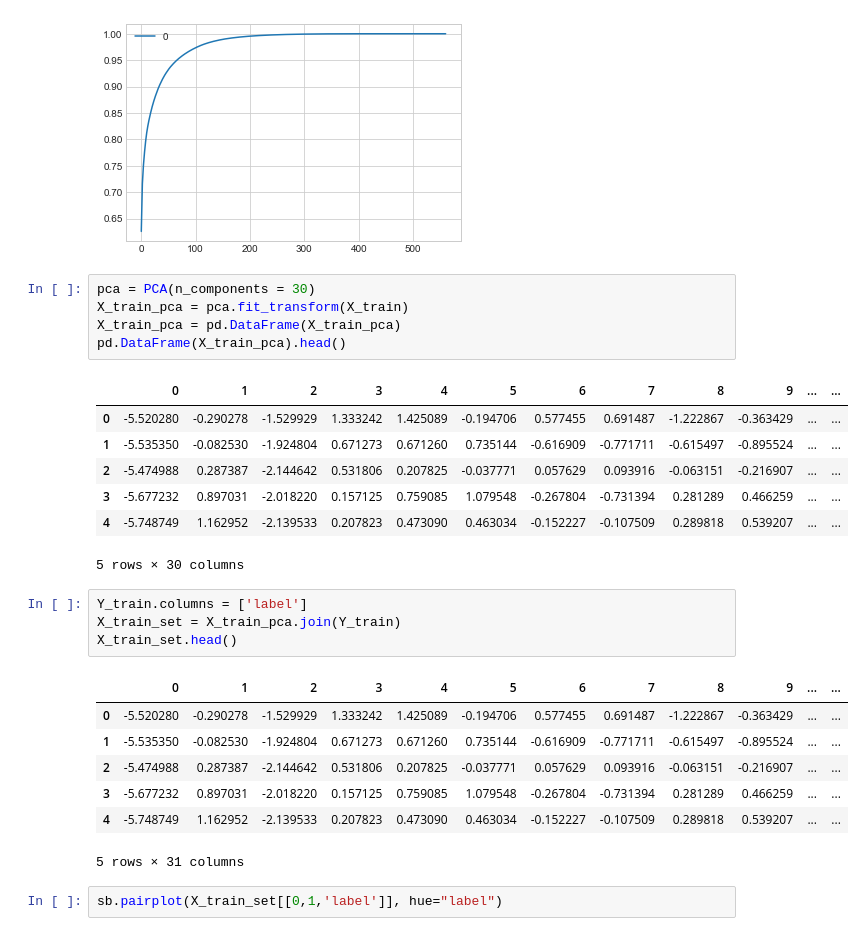
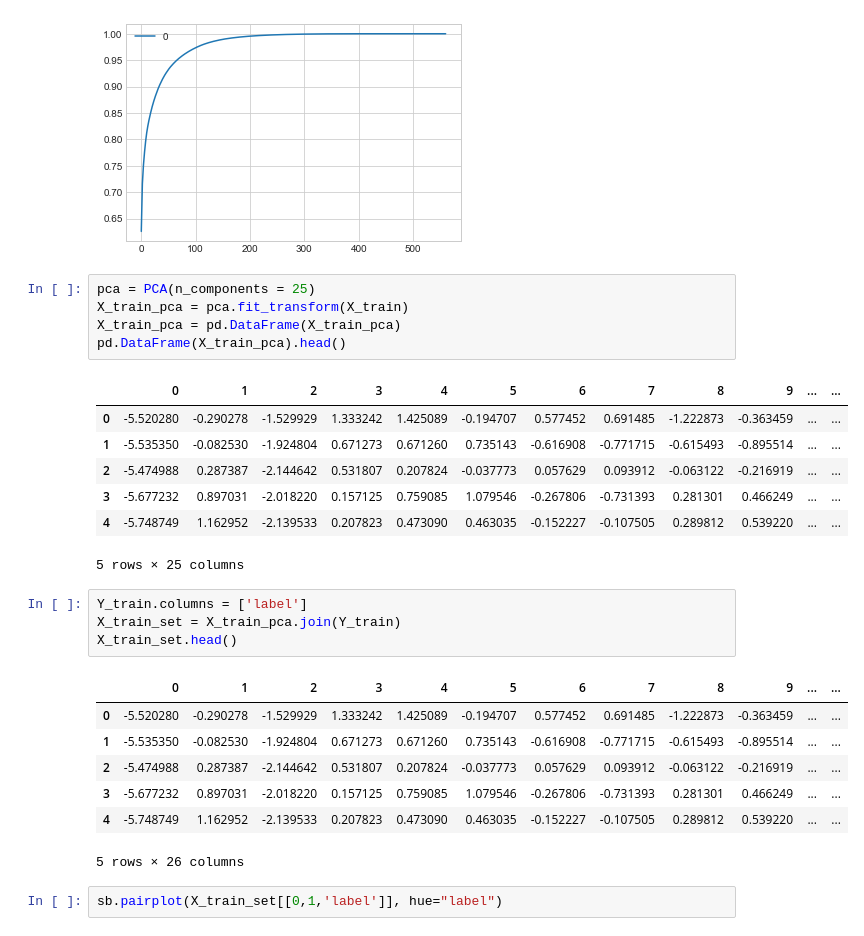
Before and after one commit to Srikar07/Kaggle_Titanic, a Jupyter notebook: Human_Acitvity/UCI solution.ipynb, the cells around one changed output. Drawn from its saved outputs; the diff is of its cells as text.

```diff
--- a/Human_Acitvity/UCI solution.ipynb
+++ b/Human_Acitvity/UCI solution.ipynb
@@ -114,30 +114,30 @@ explained_variance_cum.plot(grid = True)
 <matplotlib.axes._subplots.AxesSubplot at 0x...>
 [figure]
 # %%
-pca = PCA(n_components = 30)
+pca = PCA(n_components = 25)
 X_train_pca = pca.fit_transform(X_train)
 X_train_pca = pd.DataFrame(X_train_pca)
 pd.DataFrame(X_train_pca).head()
 # %% [output]
 |  | 0 | 1 | 2 | 3 | 4 | 5 | 6 | 7 | 8 | 9 | ... | ... |
-| 0 | -5.520280 | -0.290278 | -1.529929 | 1.333242 | 1.425089 | -0.194706 | 0.577455 | 0.691487 | -1.222867 | -0.363429 | ... | ... |
-| 1 | -5.535350 | -0.082530 | -1.924804 | 0.671273 | 0.671260 | 0.735144 | -0.616909 | -0.771711 | -0.615497 | -0.895524 | ... | ... |
-| 2 | -5.474988 | 0.287387 | -2.144642 | 0.531806 | 0.207825 | -0.037771 | 0.057629 | 0.093916 | -0.063151 | -0.216907 | ... | ... |
-| 3 | -5.677232 | 0.897031 | -2.018220 | 0.157125 | 0.759085 | 1.079548 | -0.267804 | -0.731394 | 0.281289 | 0.466259 | ... | ... |
-| 4 | -5.748749 | 1.162952 | -2.139533 | 0.207823 | 0.473090 | 0.463034 | -0.152227 | -0.107509 | 0.289818 | 0.539207 | ... | ... |
+| 0 | -5.520280 | -0.290278 | -1.529929 | 1.333242 | 1.425089 | -0.194707 | 0.577452 | 0.691485 | -1.222873 | -0.363459 | ... | ... |
+| 1 | -5.535350 | -0.082530 | -1.924804 | 0.671273 | 0.671260 | 0.735143 | -0.616908 | -0.771715 | -0.615493 | -0.895514 | ... | ... |
+| 2 | -5.474988 | 0.287387 | -2.144642 | 0.531807 | 0.207824 | -0.037773 | 0.057629 | 0.093912 | -0.063122 | -0.216919 | ... | ... |
+| 3 | -5.677232 | 0.897031 | -2.018220 | 0.157125 | 0.759085 | 1.079546 | -0.267806 | -0.731393 | 0.281301 | 0.466249 | ... | ... |
+| 4 | -5.748749 | 1.162952 | -2.139533 | 0.207823 | 0.473090 | 0.463035 | -0.152227 | -0.107505 | 0.289812 | 0.539220 | ... | ... |
-5 rows × 30 columns
+5 rows × 25 columns
 # %%
 Y_train.columns = ['label']
 X_train_set = X_train_pca.join(Y_train)
 X_train_set.head()
 # %% [output]
 |  | 0 | 1 | 2 | 3 | 4 | 5 | 6 | 7 | 8 | 9 | ... | ... |
-| 0 | -5.520280 | -0.290278 | -1.529929 | 1.333242 | 1.425089 | -0.194706 | 0.577455 | 0.691487 | -1.222867 | -0.363429 | ... | ... |
-| 1 | -5.535350 | -0.082530 | -1.924804 | 0.671273 | 0.671260 | 0.735144 | -0.616909 | -0.771711 | -0.615497 | -0.895524 | ... | ... |
-| 2 | -5.474988 | 0.287387 | -2.144642 | 0.531806 | 0.207825 | -0.037771 | 0.057629 | 0.093916 | -0.063151 | -0.216907 | ... | ... |
-| 3 | -5.677232 | 0.897031 | -2.018220 | 0.157125 | 0.759085 | 1.079548 | -0.267804 | -0.731394 | 0.281289 | 0.466259 | ... | ... |
-| 4 | -5.748749 | 1.162952 | -2.139533 | 0.207823 | 0.473090 | 0.463034 | -0.152227 | -0.107509 | 0.289818 | 0.539207 | ... | ... |
+| 0 | -5.520280 | -0.290278 | -1.529929 | 1.333242 | 1.425089 | -0.194707 | 0.577452 | 0.691485 | -1.222873 | -0.363459 | ... | ... |
+| 1 | -5.535350 | -0.082530 | -1.924804 | 0.671273 | 0.671260 | 0.735143 | -0.616908 | -0.771715 | -0.615493 | -0.895514 | ... | ... |
+| 2 | -5.474988 | 0.287387 | -2.144642 | 0.531807 | 0.207824 | -0.037773 | 0.057629 | 0.093912 | -0.063122 | -0.216919 | ... | ... |
+| 3 | -5.677232 | 0.897031 | -2.018220 | 0.157125 | 0.759085 | 1.079546 | -0.267806 | -0.731393 | 0.281301 | 0.466249 | ... | ... |
+| 4 | -5.748749 | 1.162952 | -2.139533 | 0.207823 | 0.473090 | 0.463035 | -0.152227 | -0.107505 | 0.289812 | 0.539220 | ... | ... |
-5 rows × 31 columns
+5 rows × 26 columns
 # %%
 sb.pairplot(X_train_set[[0,1,'label']], hue="label")
 # %% [output]
```
Also changed, not shown: parts of 15 cells of this notebook.
